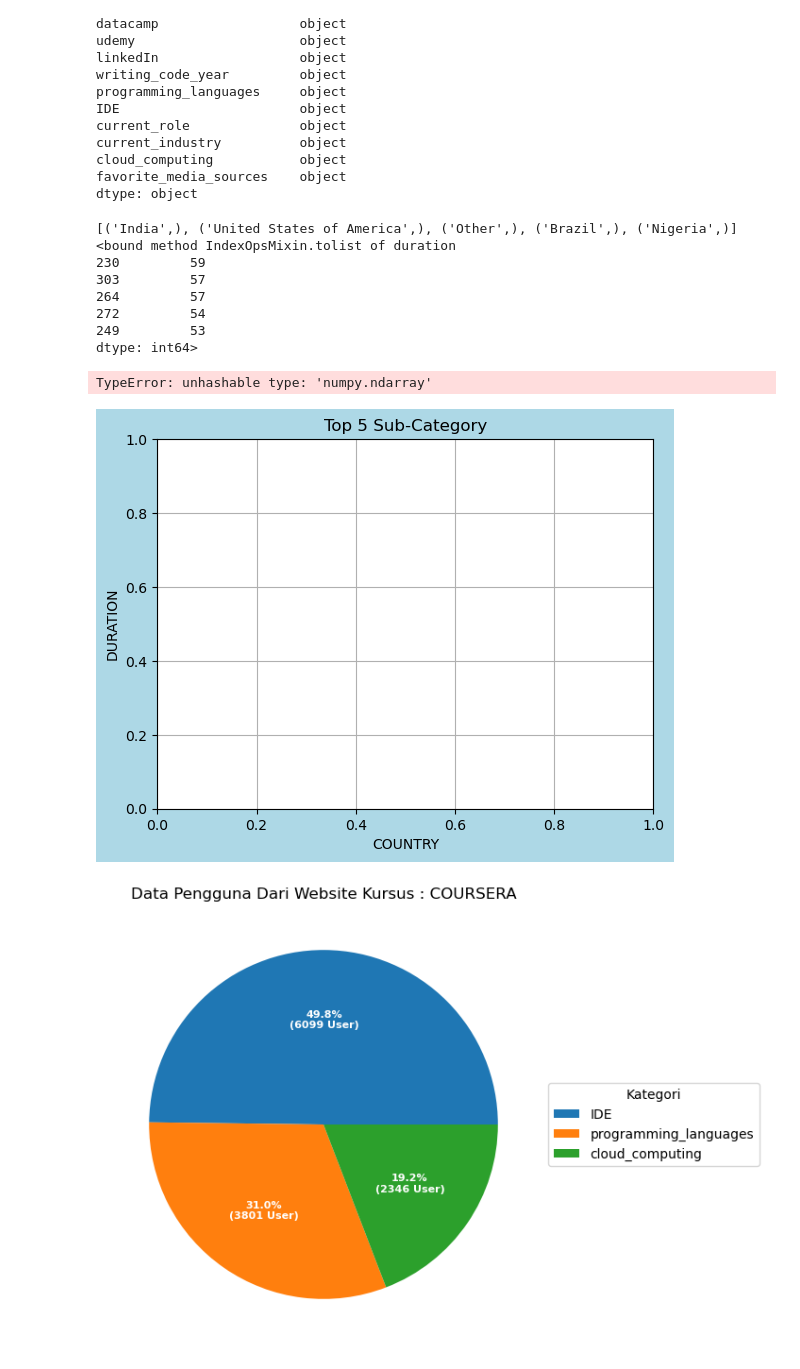
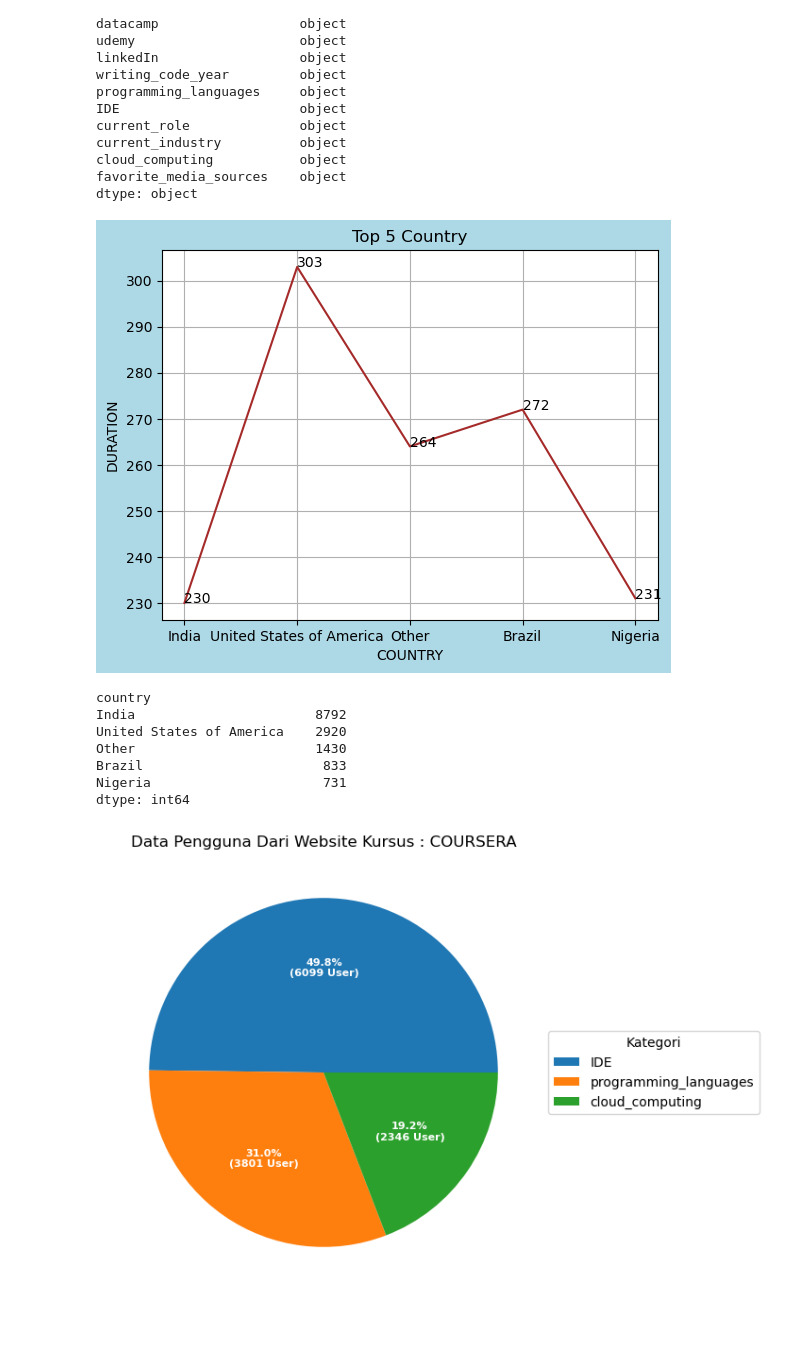
Before and after one commit to fsdio/my-kuliah, a Jupyter notebook: SEMESTER 5/[KAMIS] Pembelajaran Mesin/PERTAMA/UTS/source/fix-kaggle-survey.ipynb, the cells around one changed output. Drawn from its saved outputs; the diff is of its cells as text; code cells hidden in the pictures; blank space fills up the shorter version.

```diff
--- a/SEMESTER 5/[KAMIS] Pembelajaran Mesin/PERTAMA/UTS/source/fix-kaggle-survey.ipynb
+++ b/SEMESTER 5/[KAMIS] Pembelajaran Mesin/PERTAMA/UTS/source/fix-kaggle-survey.ipynb
@@ -77,47 +77,45 @@ cloud_computing           object
 favorite_media_sources    object
 dtype: object
 # %%
-## 1. Menampilkan data 'age', 'gender', 'educational_status' berdasarkan 3 duration terlama dan 3 country terbanyak.
+## 1. Menampilkan data 'age', 'gender', 'educational_status' berdasarkan 5 duration terlama dan 5 country terbanyak.
 soal_1 = df[['age', 'gender', 'educational_status', 'country', 'duration']]
 # CARI DATA COUNTRY
-country_10 = soal_1[['country']].value_counts().head(5)
-print(country_10.index.to_list())
+country_10 = soal_1['country'].value_counts()[:5]
 # CARI DATA DURATION
-duration = soal_1[['duration']].value_counts().head(5)
-print(duration.to_list)
-
-# answer = soal_1.loc[((df['country'] == 'India')|(df['country'] == 'United States of America')|(df['country'] == 'Other')) & ((df['duration'] == '230')|(df['duration'] == '303')|(df['duration'] == '264'))]
-# print(answer[['age', 'gender', 'educational_status', 'duration', 'country']])
+duration = soal_1['duration'].value_counts()[:5]
 
 import matplotlib.pyplot as plt
 import numpy as np
 fig = plt.figure()
 fig.patch.set_facecolor('lightblue')  # type: ignore
 
 def addlabels(x,y):
     for i in range(len(x)):
         plt.text(i,y[i],y[i])
-x = country_10.index.to_list()
-y = np.array([230,303,264,272,249])
+x = country_10.index.tolist()
+y = duration.index.to_list()
 plt.xlabel('COUNTRY')
 plt.ylabel('DURATION')
-plt.title('Top 5 Sub-Category')
+plt.title('Top 5 Country')
 plt.grid(True)
 
 plt.plot(x, y,color='brown')
 addlabels(x, y)
 plt.show()
 # %% [output]
-[('India',), ('United States of America',), ('Other',), ('Brazil',), ('Nigeria',)]
-<bound method IndexOpsMixin.tolist of duration
-230         59
-303         57
-264         57
-272         54
-249         53
-dtype: int64>
-TypeError: unhashable type: 'numpy.ndarray'
-[figure, old version]
+[figure, new version]
+# %%
+country_10[:3].index.tolist()
+list(country_10.index)
+country_10
+# %% [output]
+country
+India                       8792
+United States of America    2920
+Other                       1430
+Brazil                       833
+Nigeria                      731
+dtype: int64
 # %%
 # 2. Menampilkan data IDE, programming_languages, dan cloud_computing berdasarkan platsforms_courses.
 soal_2 = df[['IDE', 'programming_languages', 'cloud_computing', 'coursera', 'edX', 'kaggle', 'datacamp', 'udemy', 'linkedIn']]
```
